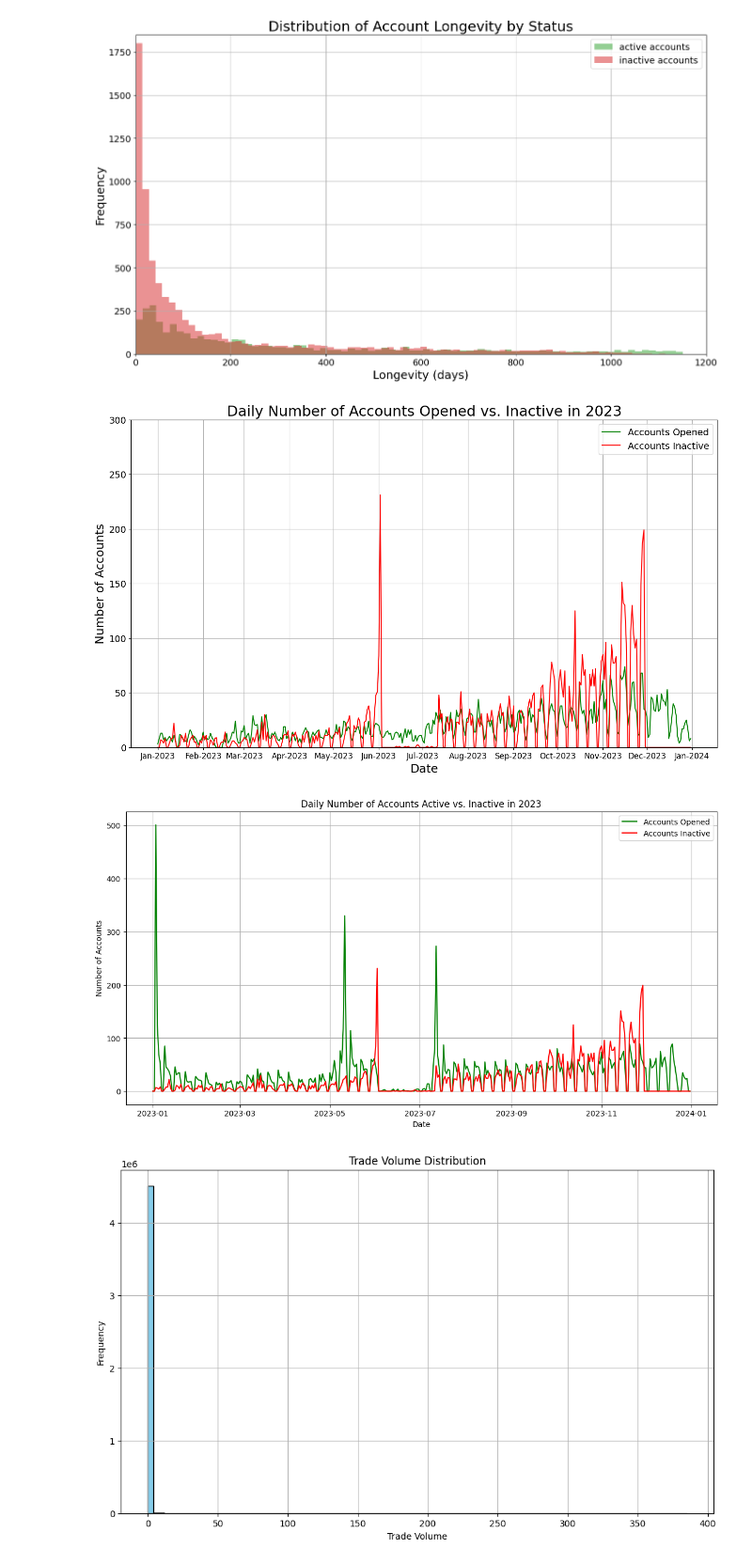
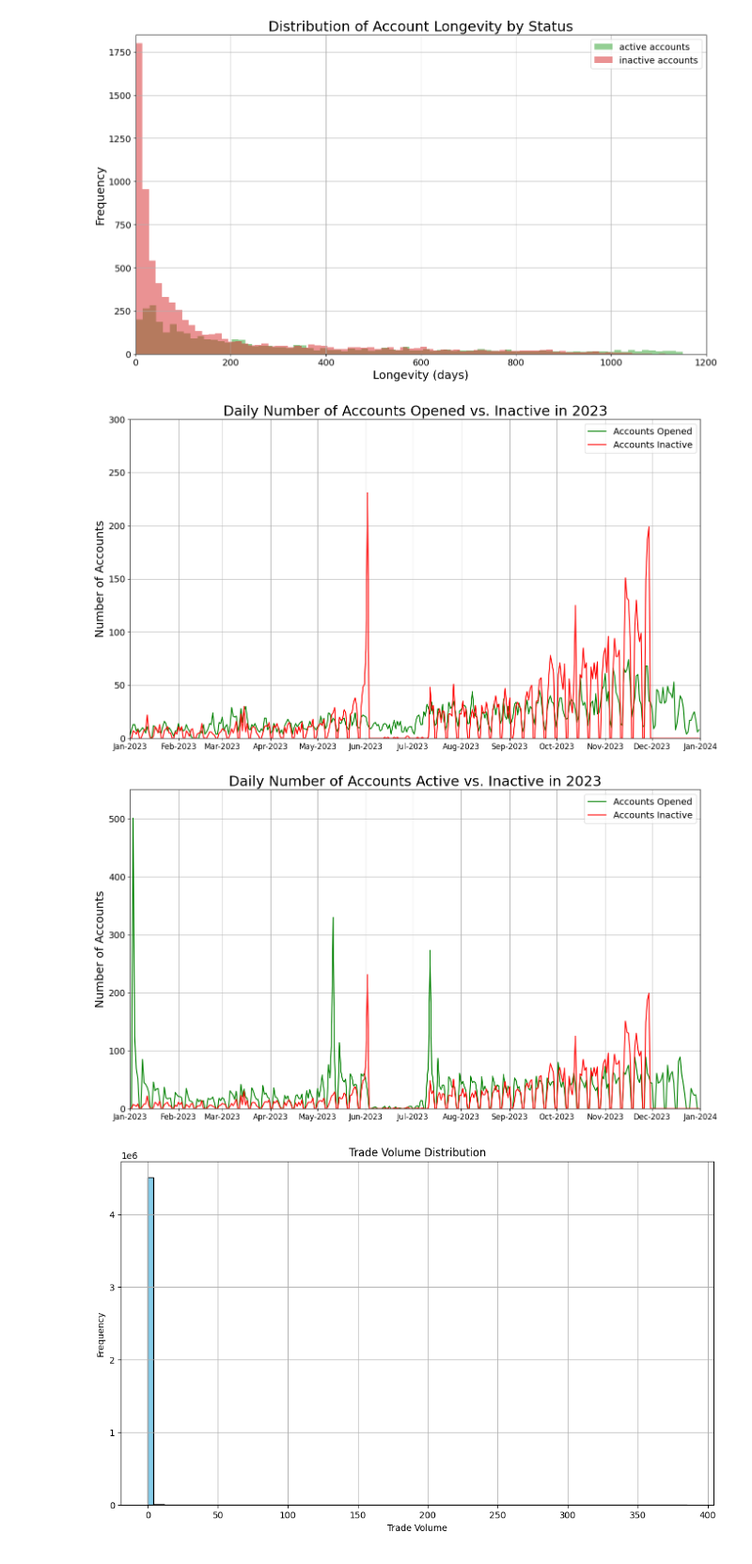
Before and after one commit to CommonCrayon/CapstoneProject, a Jupyter notebook: Capstone_EDA_Joel.ipynb, the cells around one changed output. Shown at 94% size. Drawn from its saved outputs; the diff is of its cells as text; code cells hidden in the pictures.

```diff
--- a/Capstone_EDA_Joel.ipynb
+++ b/Capstone_EDA_Joel.ipynb
@@ -97,36 +97,35 @@ adjusted_daily_counts['inactive'] = 0
 daily_openings = login_df[login_df['reg_date'].dt.year == 2023]['reg_date'].dt.date.value_counts().sort_index()
 adjusted_daily_counts['opened'] = daily_openings.reindex(adjusted_daily_counts.index.date, fill_value=0)
 
 # Determine the last trade date for each account in trades_df for 2023
 last_trade_dates = trades_df[trades_df['close_time'].dt.year == 2023].groupby('login')['close_time'].max()
 
 # Mark accounts as inactive based on the last trade date being before the last month of 2023
 one_month_ago = end_date - pd.DateOffset(months=1)
 inactive_counts = last_trade_dates[last_trade_dates <= one_month_ago].groupby(last_trade_dates.dt.date).count()
 adjusted_daily_counts['inactive'] = adjusted_daily_counts.index.map(inactive_counts).fillna(0)
 
 # Plotting the line chart
 plt.figure(figsize=(16, 9))
 plt.plot(adjusted_daily_counts.index, adjusted_daily_counts['opened'], label='Accounts Opened', color='green')
 plt.plot(adjusted_daily_counts.index, adjusted_daily_counts['inactive'], label='Accounts Inactive', color='red')
 
 plt.title('Daily Number of Accounts Opened vs. Inactive in 2023', fontsize=22)
-plt.xlabel('Date', fontsize=18)
 plt.ylabel('Number of Accounts', fontsize=18)
 plt.xticks(fontsize=12)
 plt.yticks(fontsize=14)
 plt.ylim([0, 300])
-
+plt.xlim(pd.Timestamp('2023-01-01'), pd.Timestamp('2024-01-01'))
 from matplotlib.dates import MonthLocator, DateFormatter
 # Set xticks per month and format as 'Jan-2023'
 plt.gca().xaxis.set_major_locator(MonthLocator())
 plt.gca().xaxis.set_major_formatter(DateFormatter('%b-%Y'))
 
 plt.legend(fontsize=14)
 plt.grid(True)
 plt.show()
 # %% [output]
-[figure, old version]
+[figure, new version]
 # %%
 import matplotlib.pyplot as plt
 
@@ -156,18 +155,29 @@ inactive_counts = last_trade_dates[last_trade_dates <= one_month_ago].groupby(la
 adjusted_daily_counts['inactive'] = adjusted_daily_counts.index.map(inactive_counts).fillna(0)
 
 # Plotting the line chart
-plt.figure(figsize=(14, 7))
+plt.figure(figsize=(16, 9))
 plt.plot(adjusted_daily_counts.index, adjusted_daily_counts['opened'], label='Accounts Opened', color='green')
 plt.plot(adjusted_daily_counts.index, adjusted_daily_counts['inactive'], label='Accounts Inactive', color='red')
 
-plt.title('Daily Number of Accounts Active vs. Inactive in 2023')
-plt.xlabel('Date')
-plt.ylabel('Number of Accounts')
-plt.legend()
+plt.title('Daily Number of Accounts Active vs. Inactive in 2023', fontsize=22)
+plt.ylabel('Number of Accounts', fontsize=18)
+
+plt.xticks(fontsize=12)
+plt.yticks(fontsize=14)
+
+plt.ylim([0, 550])
+plt.xlim(pd.Timestamp('2023-01-01'), pd.Timestamp('2024-01-01'))
+from matplotlib.dates import MonthLocator, DateFormatter
+# Set xticks per month and format as 'Jan-2023'
+plt.gca().xaxis.set_major_locator(MonthLocator())
+plt.gca().xaxis.set_major_formatter(DateFormatter('%b-%Y'))
+
+plt.legend(fontsize=14)
+
 plt.grid(True)
 plt.show()
 # %% [output]
-[figure, old version]
+[figure, new version]
 # %%
 plt.figure(figsize=(12, 7))
 plt.hist(trades_df['volume'], bins=100, color='skyblue', edgecolor='black')
```
